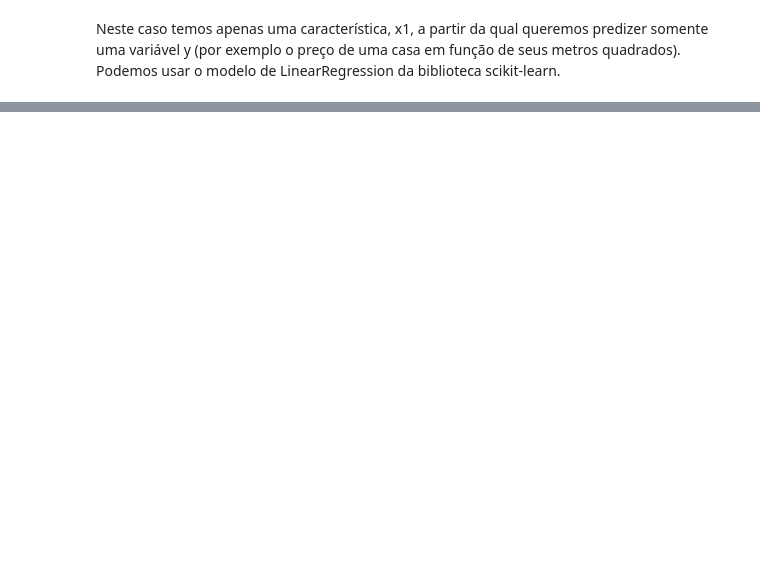
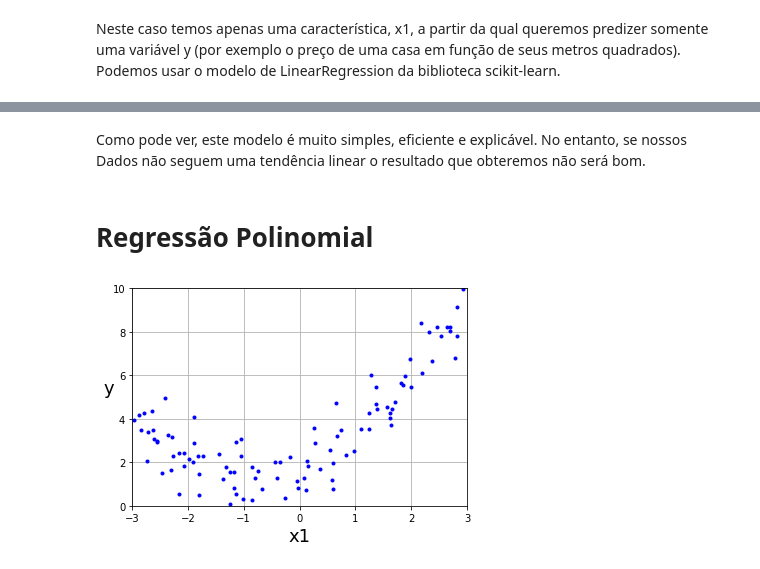
Before and after one commit to KARINAgoncalvesSOARES/Machine_Learning, a Jupyter notebook: machinelearning_regresaolinear.ipynb, the cells around one changed output, grey strips where cells are left out. Cells and saved outputs as stored; diff of their text form; code cells hidden in the pictures; blank space fills up the shorter version.

```diff
--- a/machinelearning_regresaolinear.ipynb
+++ b/machinelearning_regresaolinear.ipynb
@@ -53,0 +70,20 @@ lin_reg.intercept_, lin_reg.coef_# Bias (interceptar)
+# %% [markdown]
+Como pode ver, este modelo é muito simples, eficiente e explicável. No entanto, se nossos Dados não seguem uma tendência linear o resultado que obteremos não será bom.
+# %% [markdown]
+# Regressão Polinomial
+# %%
+import numpy.random as  rnd
+np.random.seed(42) # Isto é só para obter os mesmos resultados quando outro cientista reproduzir este script
+
+m = 100
+x = 6 * np.random.rand(m, 1) - 3
+y = 0.5 * x**2 + x + 2 + np.random.randn(m, 1)
+
+plt.plot(x, y, 'b.')
+plt.xlabel('x1', fontsize=18)
+plt.ylabel("y", rotation=0, fontsize=18)
+plt.axis([-3,3,0,10])
+plt.grid(True)
+plt.show()
+# %% [output]
+[figure, added]
```
Also changed, not shown: parts of 4 cells of this notebook.
